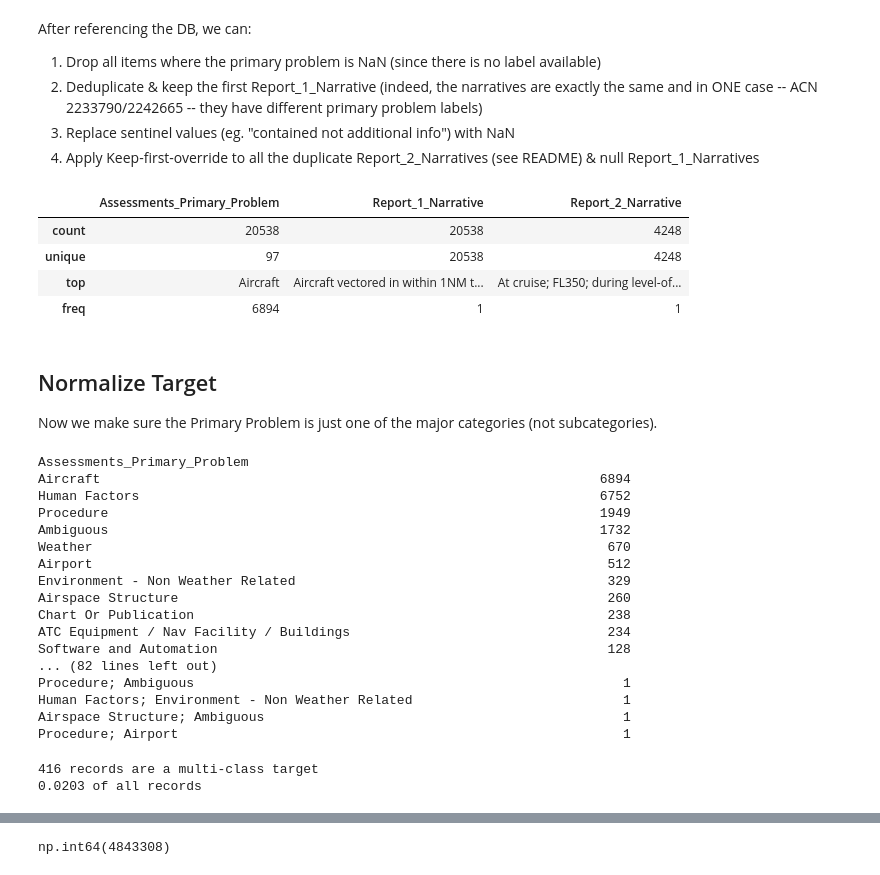
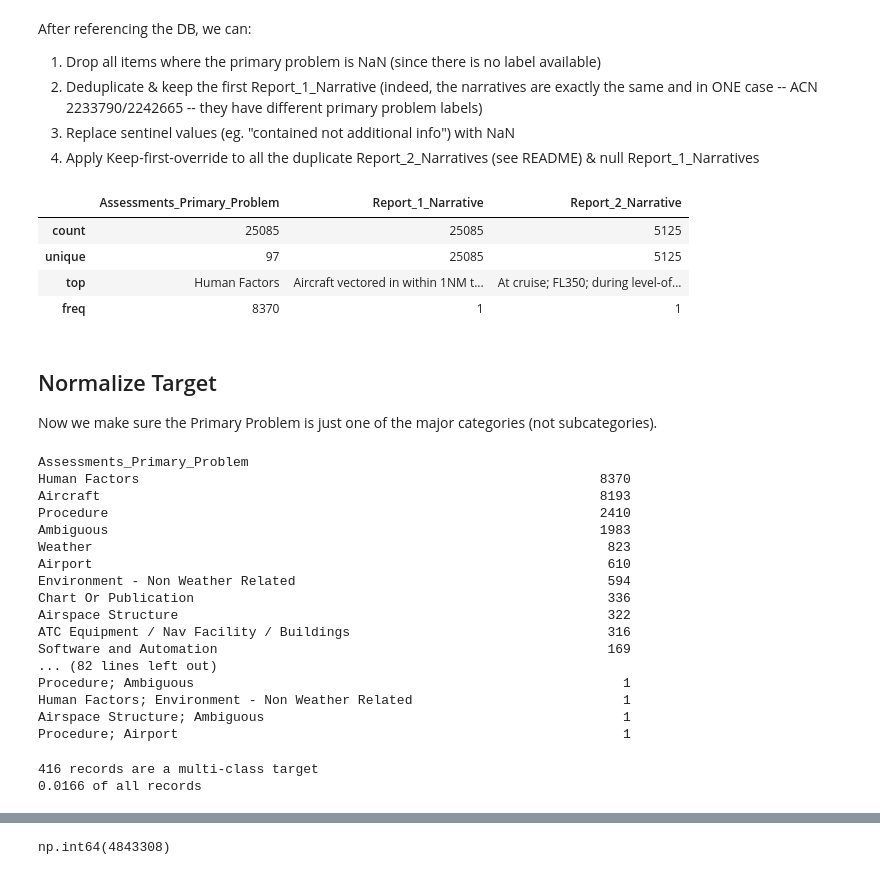
Before and after one commit to sookiemonster/asrs-problem-factor-analysis, a Jupyter notebook: data-processing/llm_process.ipynb, the cells around one changed output, grey strips where cells are left out. Saved outputs shown, nothing was run; the diff lists cells and outputs as text; code cells hidden in the pictures.

```diff
--- a/data-processing/llm_process.ipynb
+++ b/data-processing/llm_process.ipynb
@@ -10,7 +10,7 @@ import matplotlib.pyplot as plt
 ## Setup
 # %%
 data_dir = "../raw"
-filename = data_dir + "/merged_2022_2025.csv"
+filename = data_dir + "/merged_2021_2025.csv"
 raw_df = df = pd.read_csv(filename, index_col=0, header=[0, 1], low_memory=False)
 # %%
 flat = raw_df.copy()
@@ -141,25 +143,26 @@ After referencing the DB, we can:
 4) Apply Keep-first-override to all the duplicate Report_2_Narratives (see README) & null Report_1_Narratives
 # %%
 sentinel_substring = "contained no additional information"
+sentinel_substring_2 = "narrative added no additional information"
 
 def convert_sentinel(s:str):
-    if not isinstance(s, str) or sentinel_substring in s.lower():
+    if not isinstance(s, str) or sentinel_substring in s.lower() or sentinel_substring_2 in s.lower():
         return np.nan
 
     return s
 
 
 filtered = narrative_only[pd.notna(narrative_only.Assessments_Primary_Problem)].copy()
 filtered = filtered.drop_duplicates(["Report_1_Narrative"], keep="first")
 filtered["Report_2_Narrative"] = filtered.Report_2_Narrative.apply(convert_sentinel)
 
 filtered.describe()
 # %% [output]
 |  | Assessments_Primary_Problem | Report_1_Narrative | Report_2_Narrative |
-| count | 20538 | 20538 | 4248 |
-| unique | 97 | 20538 | 4248 |
-| top | Aircraft | Aircraft vectored in within 1NM t... | At cruise; FL350; during level-of... |
-| freq | 6894 | 1 | 1 |
+| count | 25085 | 25085 | 5125 |
+| unique | 97 | 25085 | 5125 |
+| top | Human Factors | Aircraft vectored in within 1NM t... | At cruise; FL350; during level-of... |
+| freq | 8370 | 1 | 1 |
 # %% [markdown]
 ## Normalize Target
 Now we make sure the Primary Problem is just one of the major categories (not subcategories).
@@ -168,17 +171,17 @@ category_counts = filtered.Assessments_Primary_Problem.value_counts()
 print(category_counts.to_string())
 # %% [output]
 Assessments_Primary_Problem
-Aircraft                                                                6894
-Human Factors                                                           6752
-Procedure                                                               1949
-Ambiguous                                                               1732
-Weather                                                                  670
-Airport                                                                  512
-Environment - Non Weather Related                                        329
-Airspace Structure                                                       260
-Chart Or Publication                                                     238
-ATC Equipment / Nav Facility / Buildings                                 234
-Software and Automation                                                  128
+Human Factors                                                           8370
+Aircraft                                                                8193
+Procedure                                                               2410
+Ambiguous                                                               1983
+Weather                                                                  823
+Airport                                                                  610
+Environment - Non Weather Related                                        594
+Chart Or Publication                                                     336
+Airspace Structure                                                       322
+ATC Equipment / Nav Facility / Buildings                                 316
+Software and Automation                                                  169
 ... (82 lines left out)
 Procedure; Ambiguous                                                       1
 Human Factors; Environment - Non Weather Related                           1
@@ -195,7 +198,7 @@ print(s, "records are a multi-class target")
 print(round(s / category_counts.sum(), 4), "of all records")
 # %% [output]
 416 records are a multi-class target
-0.0203 of all records
+0.0166 of all records
 # %%
 def setify(x:str):
     return set(x.lower().replace(" ", "").split(";"))
```
Also changed, not shown: parts of 7 cells of this notebook, 6 other files.
